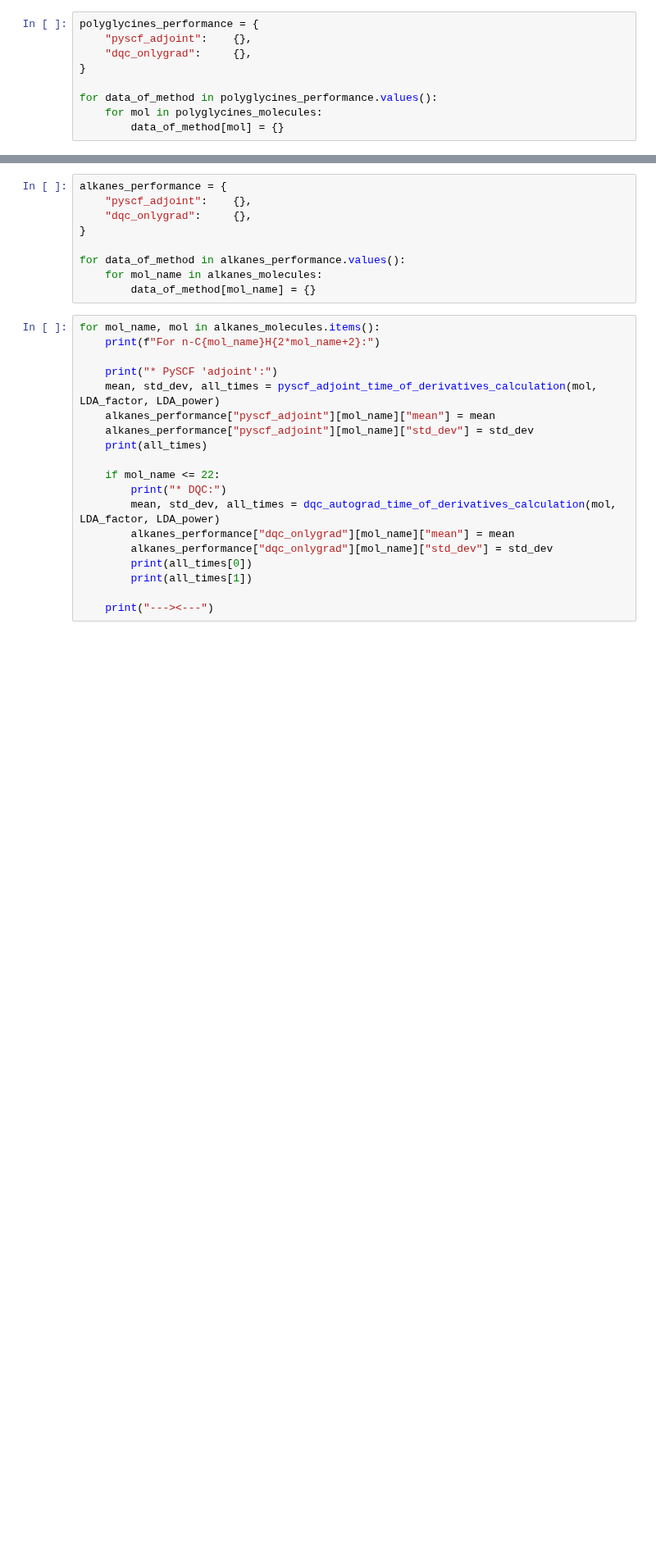
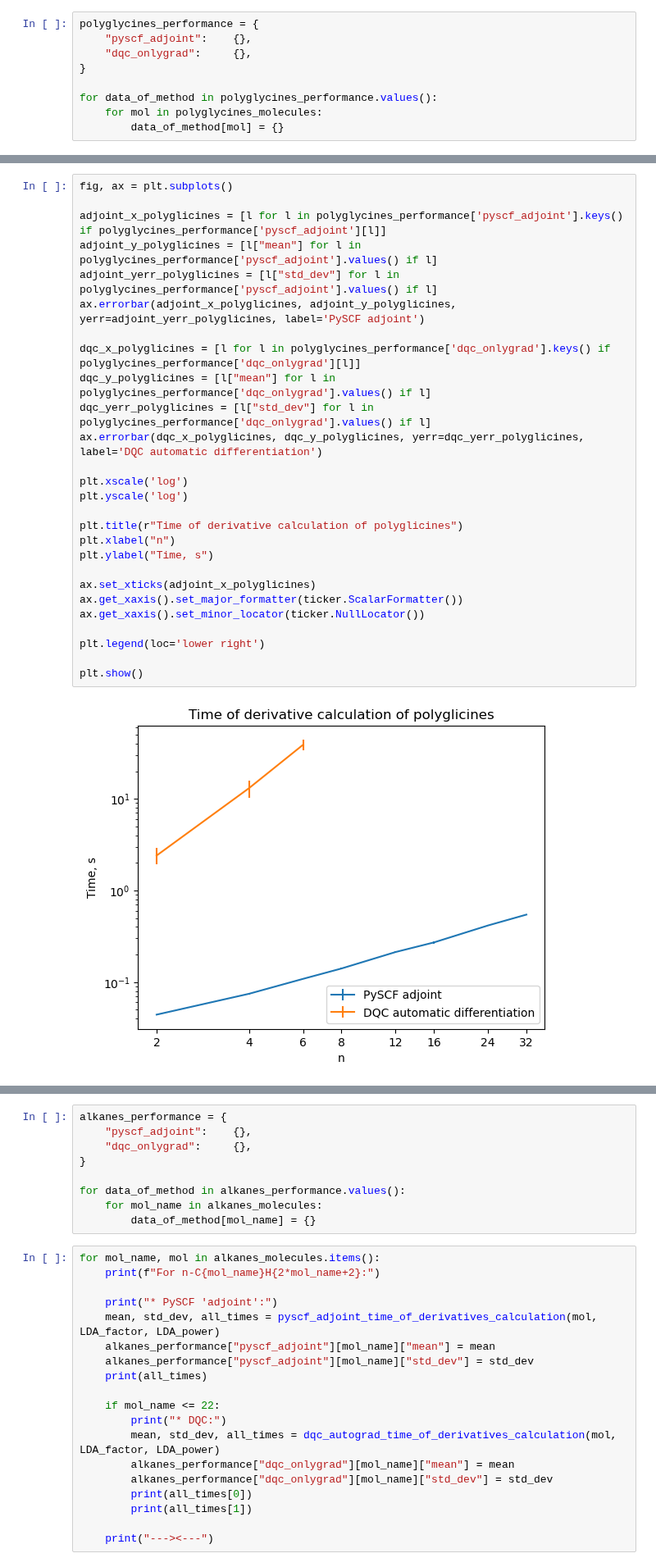
Before and after one commit to grinisrit/noa, a Jupyter notebook: docs/qc/Adjoint_Sensitivity_Method_for_Kohn_Sham_Equations.ipynb, the cells around one changed output, grey strips where cells are left out. Shown at 82% size. Saved outputs shown, nothing was run; the diff lists cells and outputs as text; blank space fills up the shorter version.

```diff
--- a/docs/qc/Adjoint_Sensitivity_Method_for_Kohn_Sham_Equations.ipynb
+++ b/docs/qc/Adjoint_Sensitivity_Method_for_Kohn_Sham_Equations.ipynb
@@ -1254 +1300,30 @@ KeyboardInterrupt:
+# %%
+fig, ax = plt.subplots()
+
+adjoint_x_polyglicines = [l for l in polyglycines_performance['pyscf_adjoint'].keys() if polyglycines_performance['pyscf_adjoint'][l]]
+adjoint_y_polyglicines = [l["mean"] for l in polyglycines_performance['pyscf_adjoint'].values() if l]
+adjoint_yerr_polyglicines = [l["std_dev"] for l in polyglycines_performance['pyscf_adjoint'].values() if l]
+ax.errorbar(adjoint_x_polyglicines, adjoint_y_polyglicines, yerr=adjoint_yerr_polyglicines, label='PySCF adjoint')
+
+dqc_x_polyglicines = [l for l in polyglycines_performance['dqc_onlygrad'].keys() if polyglycines_performance['dqc_onlygrad'][l]]
+dqc_y_polyglicines = [l["mean"] for l in polyglycines_performance['dqc_onlygrad'].values() if l]
+dqc_yerr_polyglicines = [l["std_dev"] for l in polyglycines_performance['dqc_onlygrad'].values() if l]
+ax.errorbar(dqc_x_polyglicines, dqc_y_polyglicines, yerr=dqc_yerr_polyglicines, label='DQC automatic differentiation')
+
+plt.xscale('log')
+plt.yscale('log')
+
+plt.title(r"Time of derivative calculation of polyglicines")
+plt.xlabel("n")
+plt.ylabel("Time, s")
+
+ax.set_xticks(adjoint_x_polyglicines)
+ax.get_xaxis().set_major_formatter(ticker.ScalarFormatter())
+ax.get_xaxis().set_minor_locator(ticker.NullLocator())
+
+plt.legend(loc='lower right')
+
+plt.show()
+# %% [output]
+[figure, added]
 # %%
```
Also changed, not shown: parts of 36 cells of this notebook.
